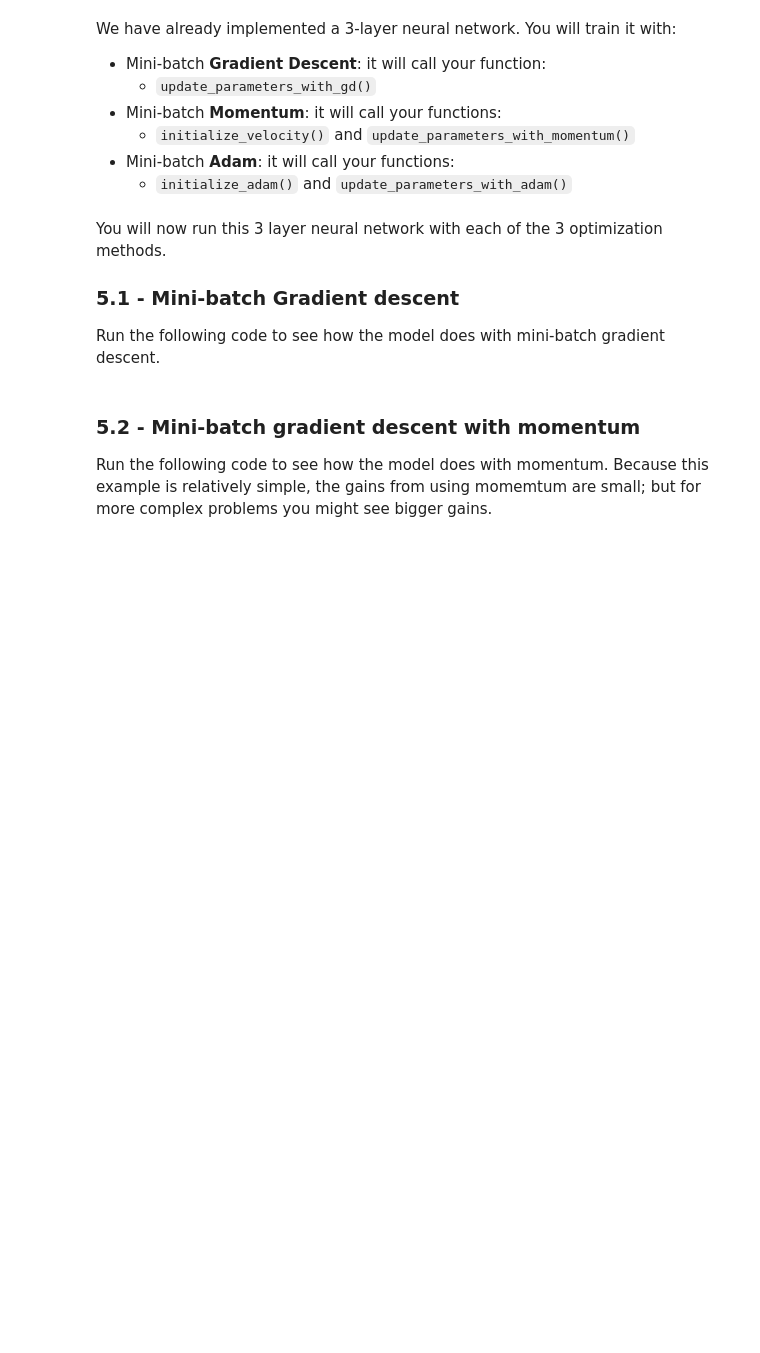
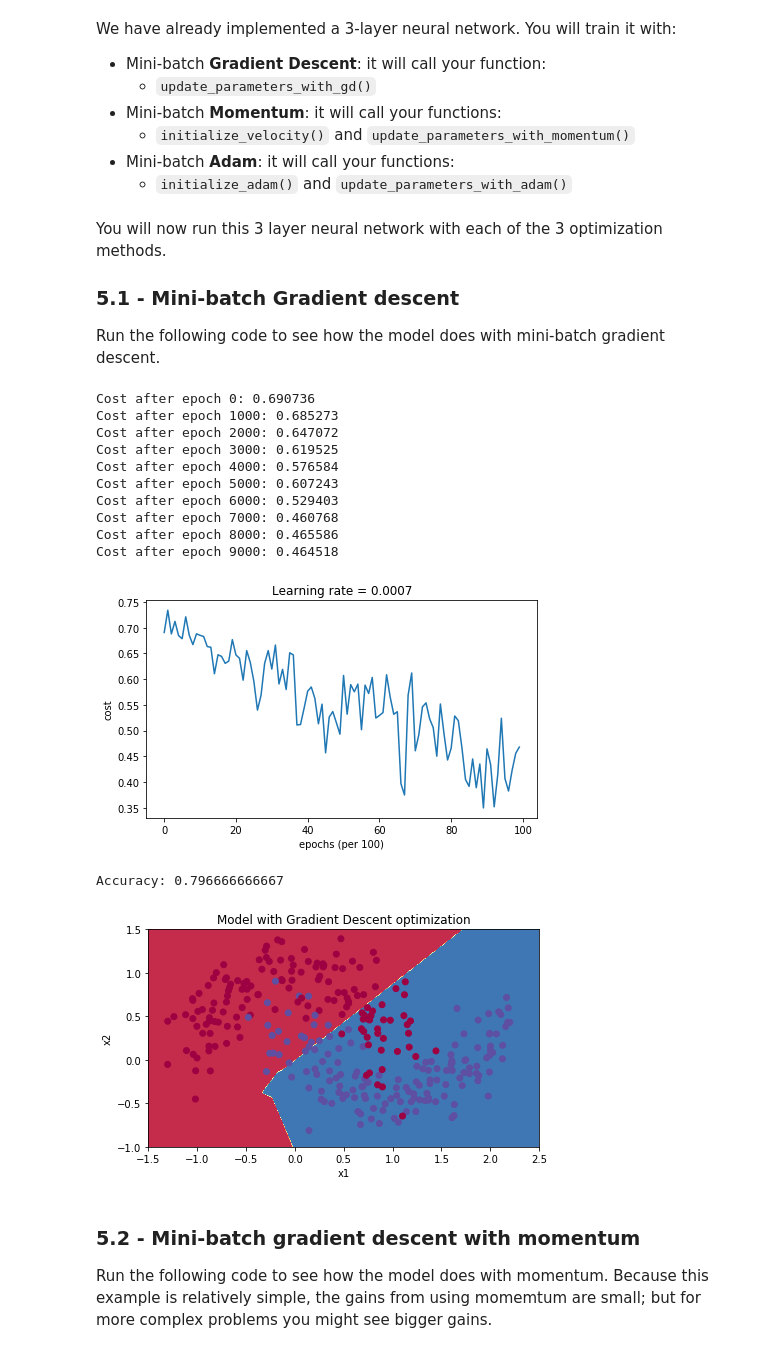
Before and after one commit to zhasulan/Deep-Learning-Assignments, a Jupyter notebook: 2 Improving Deep Neural Networks Hyperparameter tuning, Regularization and Optimization/Week 6/Optimization+methods.ipynb, the cells around one changed output. Cells and saved outputs as stored; diff of their text form; code cells hidden in the pictures; blank space fills up the shorter version.

```diff
--- a/2 Improving Deep Neural Networks Hyperparameter tuning, Regularization and Optimization/Week 6/Optimization+methods.ipynb
+++ b/2 Improving Deep Neural Networks Hyperparameter tuning, Regularization and Optimization/Week 6/Optimization+methods.ipynb
@@ -325,8 +344,8 @@ def initialize_velocity(parameters):
     # Initialize velocity
     for l in range(L):
         ### START CODE HERE ### (approx. 2 lines)
-        v["dW" + str(l+1)] = None
-        v["db" + str(l+1)] = None
+        v["dW" + str(l+1)] = np.zeros(parameters['W' + str(l+1)].shape)
+        v["db" + str(l+1)] = np.zeros(parameters['b' + str(l+1)].shape)
         ### END CODE HERE ###
 
     return v
@@ -414,11 +444,11 @@ def update_parameters_with_momentum(parameters, grads, v, beta, learning_rate):
 
         ### START CODE HERE ### (approx. 4 lines)
         # compute velocities
-        v["dW" + str(l+1)] = None
-        v["db" + str(l+1)] = None
+        v["dW" + str(l+1)] = beta * v["dW" + str(l+1)] + (1-beta) * grads["dW" + str(l+1)]
+        v["db" + str(l+1)] = beta * v["db" + str(l+1)] + (1-beta) * grads["db" + str(l+1)]
         # update parameters
-        parameters["W" + str(l+1)] = None
-        parameters["b" + str(l+1)] = None
+        parameters["W" + str(l+1)] = parameters["W" + str(l+1)] - learning_rate * v["dW" + str(l+1)]
+        parameters["b" + str(l+1)] = parameters["b" + str(l+1)] - learning_rate * v["db" + str(l+1)]
         ### END CODE HERE ###
 
     return parameters, v
@@ -575,10 +626,10 @@ def initialize_adam(parameters) :
     # Initialize v, s. Input: "parameters". Outputs: "v, s".
     for l in range(L):
     ### START CODE HERE ### (approx. 4 lines)
-        v["dW" + str(l+1)] = None
-        v["db" + str(l+1)] = None
-        s["dW" + str(l+1)] = None
-        s["db" + str(l+1)] = None
+        v["dW" + str(l+1)] = np.zeros(parameters['W' + str(l+1)].shape)
+        v["db" + str(l+1)] = np.zeros(parameters['b' + str(l+1)].shape)
+        s["dW" + str(l+1)] = np.zeros(parameters['W' + str(l+1)].shape)
+        s["db" + str(l+1)] = np.zeros(parameters['b' + str(l+1)].shape)
     ### END CODE HERE ###
 
     return v, s
@@ -699,32 +771,32 @@ def update_parameters_with_adam(parameters, grads, v, s, t, learning_rate = 0.01
     for l in range(L):
         # Moving average of the gradients. Inputs: "v, grads, beta1". Output: "v".
         ### START CODE HERE ### (approx. 2 lines)
-        v["dW" + str(l+1)] = None
-        v["db" + str(l+1)] = None
+        v["dW" + str(l+1)] = beta1 * v["dW" + str(l+1)] + (1-beta1) * grads["dW" + str(l+1)]
+        v["db" + str(l+1)] = beta1 * v["db" + str(l+1)] + (1-beta1) * grads["db" + str(l+1)]
         ### END CODE HERE ###
 
         # Compute bias-corrected first moment estimate. Inputs: "v, beta1, t". Output: "v_corrected".
         ### START CODE HERE ### (approx. 2 lines)
-        v_corrected["dW" + str(l+1)] = None
-        v_corrected["db" + str(l+1)] = None
+        v_corrected["dW" + str(l+1)] = v["dW" + str(l+1)] / (1 - np.power(beta1, t))
+        v_corrected["db" + str(l+1)] = v["db" + str(l+1)] / (1 - np.power(beta1, t))
         ### END CODE HERE ###
 
         # Moving average of the squared gradients. Inputs: "s, grads, beta2". Output: "s".
         ### START CODE HERE ### (approx. 2 lines)
-        s["dW" + str(l+1)] = None
-        s["db" + str(l+1)] = None
+        s["dW" + str(l+1)] = beta2 * s["dW" + str(l+1)] + (1-beta2) * np.power(grads["dW" + str(l+1)], 2)
+        s["db" + str(l+1)] = beta2 * s["db" + str(l+1)] + (1-beta2) * np.power(grads["db" + str(l+1)], 2)
         ### END CODE HERE ###
 
         # Compute bias-corrected second raw moment estimate. Inputs: "s, beta2, t". Output: "s_corrected".
         ### START CODE HERE ### (approx. 2 lines)
-        s_corrected["dW" + str(l+1)] = None
-        s_corrected["db" + str(l+1)] = None
+        s_corrected["dW" + str(l+1)] = s["dW" + str(l+1)] / (1 - np.power(beta2, t))
+        s_corrected["db" + str(l+1)] = s["db" + str(l+1)] / (1 - np.power(beta2, t))
         ### END CODE HERE ###
 
         # Update parameters. Inputs: "parameters, learning_rate, v_corrected, s_corrected, epsilon". Output: "parameters".
         ### START CODE HERE ### (approx. 2 lines)
-        parameters["W" + str(l+1)] = None
-        parameters["b" + str(l+1)] = None
+        parameters["W" + str(l+1)] = parameters["W" + str(l+1)] - learning_rate * (v_corrected["dW" + str(l+1)]/(np.sqrt(s_corrected["dW" + str(l+1)]) + epsilon))
+        parameters["b" + str(l+1)] = parameters["b" + str(l+1)] - learning_rate * (v_corrected["db" + str(l+1)]/(np.sqrt(s_corrected["db" + str(l+1)]) + epsilon))
         ### END CODE HERE ###
 
     return parameters, v, s
@@ -933,17 +1025,31 @@ Run the following code to see how the model does with mini-batch gradient descen
 # %%
 # train 3-layer model
 layers_dims = [train_X.shape[0], 5, 2, 1]
 parameters = model(train_X, train_Y, layers_dims, optimizer = "gd")
 
 # Predict
 predictions = predict(train_X, train_Y, parameters)
 
 # Plot decision boundary
 plt.title("Model with Gradient Descent optimization")
 axes = plt.gca()
 axes.set_xlim([-1.5,2.5])
 axes.set_ylim([-1,1.5])
-plot_decision_boundary(lambda x: predict_dec(parameters, x.T), train_X, train_Y)
+plot_decision_boundary(lambda x: predict_dec(parameters, x.T), train_X, train_Y[0, :])
+# %% [output]
+Cost after epoch 0: 0.690736
+Cost after epoch 1000: 0.685273
+Cost after epoch 2000: 0.647072
+Cost after epoch 3000: 0.619525
+Cost after epoch 4000: 0.576584
+Cost after epoch 5000: 0.607243
+Cost after epoch 6000: 0.529403
+Cost after epoch 7000: 0.460768
+Cost after epoch 8000: 0.465586
+Cost after epoch 9000: 0.464518
+[figure, added]
+Accuracy: 0.796666666667
+[figure, added]
 # %% [markdown]
 ### 5.2 - Mini-batch gradient descent with momentum
 
```
Also changed, not shown: parts of 11 cells of this notebook, 2 other files.
